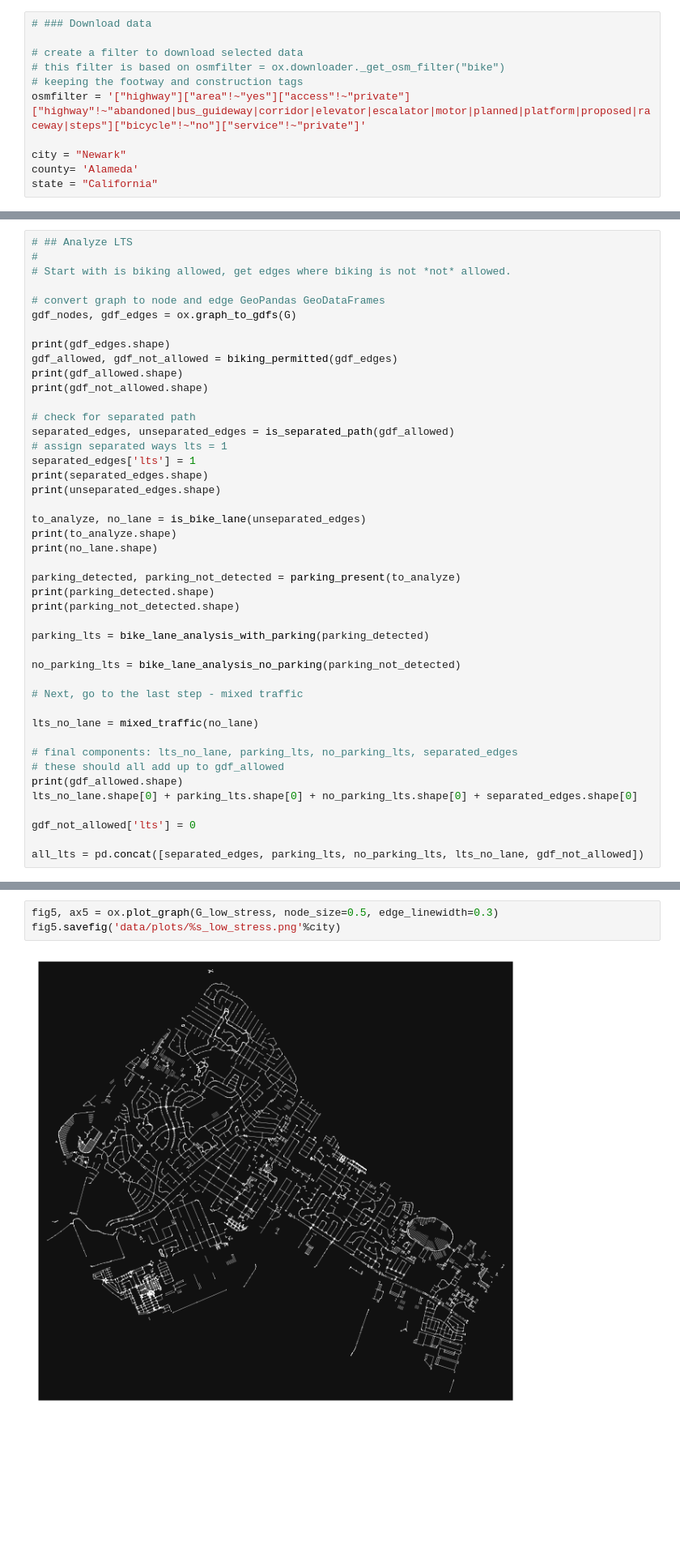
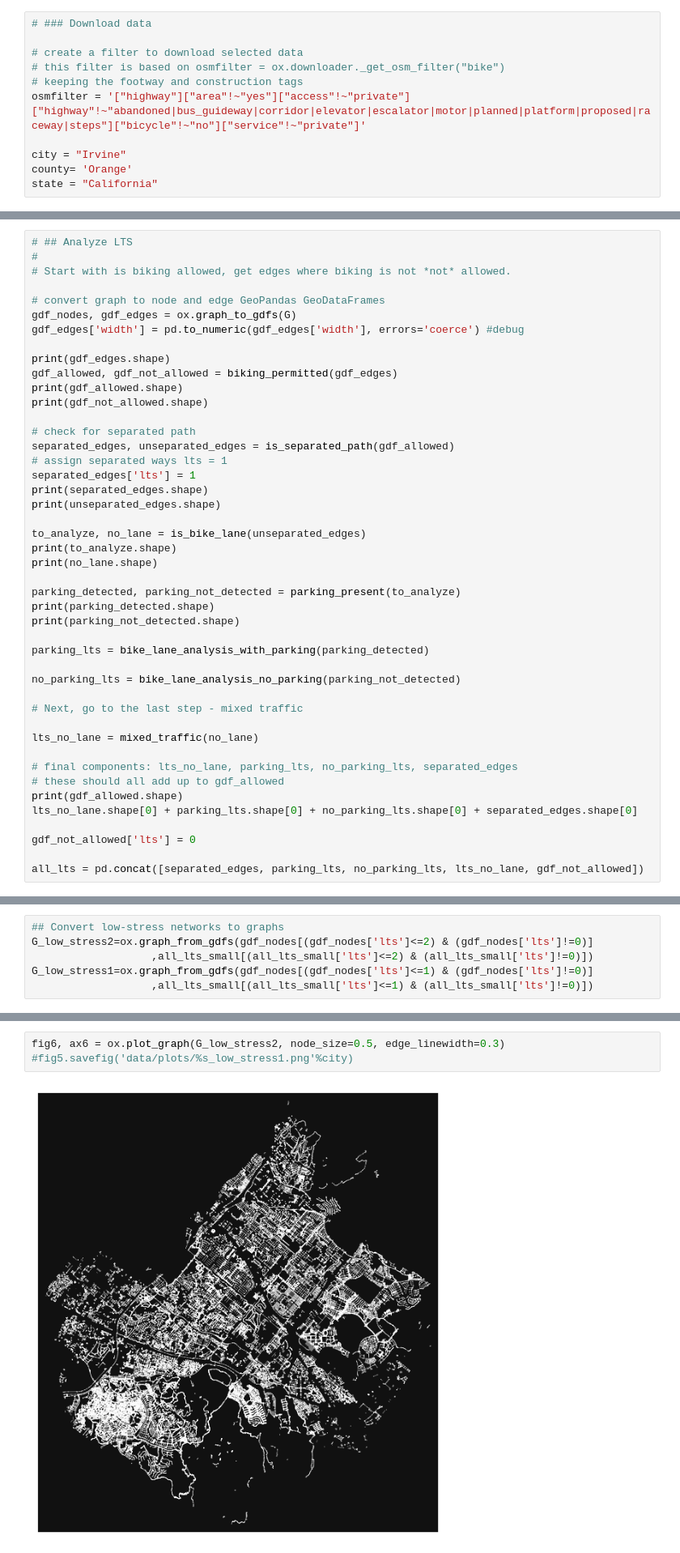
Before and after one commit to mRaffill/low_stress_network_quality, a Jupyter notebook: LTS_OSM.ipynb, the cells around one changed output, grey strips where cells are left out. Shown at 81% size. Drawn from its saved outputs; the diff is of its cells as text; blank space fills up the shorter version.

```diff
--- a/LTS_OSM.ipynb
+++ b/LTS_OSM.ipynb
@@ -70,8 +70,8 @@ ox.settings.osm_xml_way_tags = way_tags
 # keeping the footway and construction tags
 osmfilter = '["highway"]["area"!~"yes"]["access"!~"private"]["highway"!~"abandoned|bus_guideway|corridor|elevator|escalator|motor|planned|platform|proposed|raceway|steps"]["bicycle"!~"no"]["service"!~"private"]'
 
-city = "Newark"
-county= 'Alameda'
+city = "Irvine"
+county= 'Orange'
 state = "California"
 # %%
 # check if data has already been downloaded; if not, download
@@ -107,6 +104,7 @@ loading saved graph
 
 # convert graph to node and edge GeoPandas GeoDataFrames
 gdf_nodes, gdf_edges = ox.graph_to_gdfs(G)
+gdf_edges['width'] = pd.to_numeric(gdf_edges['width'], errors='coerce') #debug
 
 print(gdf_edges.shape)
 gdf_allowed, gdf_not_allowed = biking_permitted(gdf_edges)
@@ -338 +344,7 @@ fig2.savefig('data/plots/%s_lts_nodes.png'%city)
+# %%
+## Convert low-stress networks to graphs
+G_low_stress2=ox.graph_from_gdfs(gdf_nodes[(gdf_nodes['lts']<=2) & (gdf_nodes['lts']!=0)]
+                   ,all_lts_small[(all_lts_small['lts']<=2) & (all_lts_small['lts']!=0)])
+G_low_stress1=ox.graph_from_gdfs(gdf_nodes[(gdf_nodes['lts']<=1) & (gdf_nodes['lts']!=0)]
+                   ,all_lts_small[(all_lts_small['lts']<=1) & (all_lts_small['lts']!=0)])
 # %%
@@ -395,8 +398,8 @@ G_low_stress1=ox.graph_from_gdfs(gdf_nodes[(gdf_nodes['lts']<=1) & (gdf_nodes['l
 # %%
-fig5, ax5 = ox.plot_graph(G_low_stress, node_size=0.5, edge_linewidth=0.3)
-fig5.savefig('data/plots/%s_low_stress.png'%city)
+fig6, ax6 = ox.plot_graph(G_low_stress2, node_size=0.5, edge_linewidth=0.3)
+#fig5.savefig('data/plots/%s_low_stress1.png'%city)
 # %% [output]
-[figure, old version]
+[figure, new version]
 # %%
 #Compare to original:
 #fig, ax = ox.plot_graph(G_lts, node_size=0.5, edge_linewidth=0.3)
```
Also changed, not shown: parts of 46 cells of this notebook, 1 other file.
